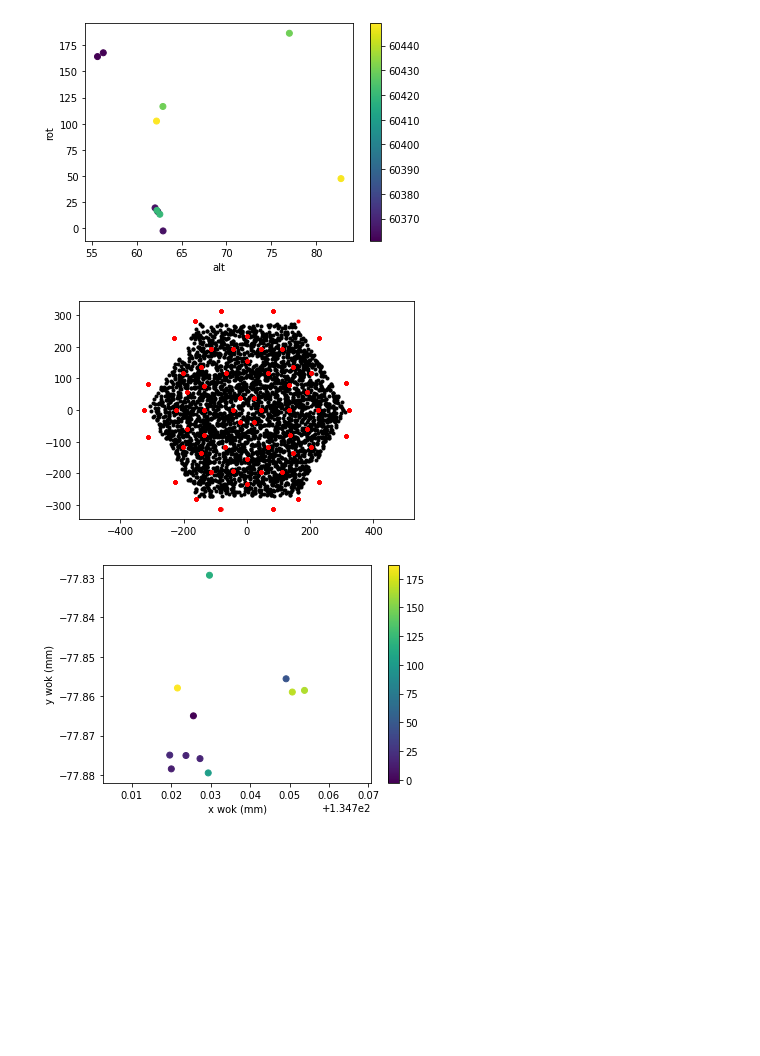
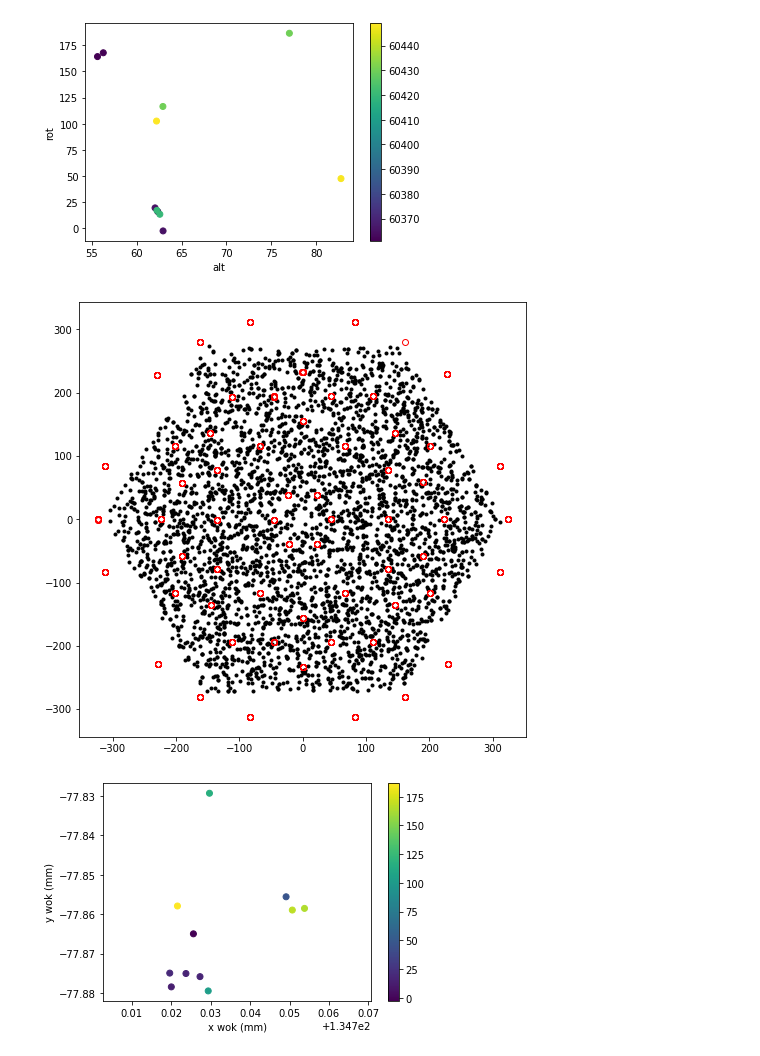
Before and after one commit to csayres/forHogg, a Jupyter notebook: FVC_Dither_sandbox.ipynb, the cells around one changed output. Saved outputs shown, nothing was run; the diff lists cells and outputs as text; code cells hidden in the pictures; blank space fills up the shorter version.

Commit message:
add zb data, and a few more visualizations

```diff
--- a/FVC_Dither_sandbox.ipynb
+++ b/FVC_Dither_sandbox.ipynb
@@ -85,15 +85,15 @@ plt.show()
 # %%
 # plot all detections in the distortion-fit wok coordinate frame
 # black spots for metrology fibers, red spots for fiducial fibers
-plt.figure()
+plt.figure(figsize=(8,8))
 _df = df[df.fiducial==False]
 plt.plot(_df.xWokMeasMetrology, _df.yWokMeasMetrology, '.k')
 _df = df[df.fiducial==True]
-plt.plot(_df.xWokMeasMetrology, _df.yWokMeasMetrology, '.r')
+plt.plot(_df.xWokMeasMetrology, _df.yWokMeasMetrology, 'o', mfc="none", mec="red")
 plt.axis("equal")
 plt.show()
 # %% [output]
-[figure, old version]
+[figure, new version]
 # %%
 # visualize scatter in a single fiducial measurement across mutiple configurations
 # fiducials should be fixed, so this says something about the variance
```
Also changed, not shown: parts of 12 cells of this notebook, 2 other files.
